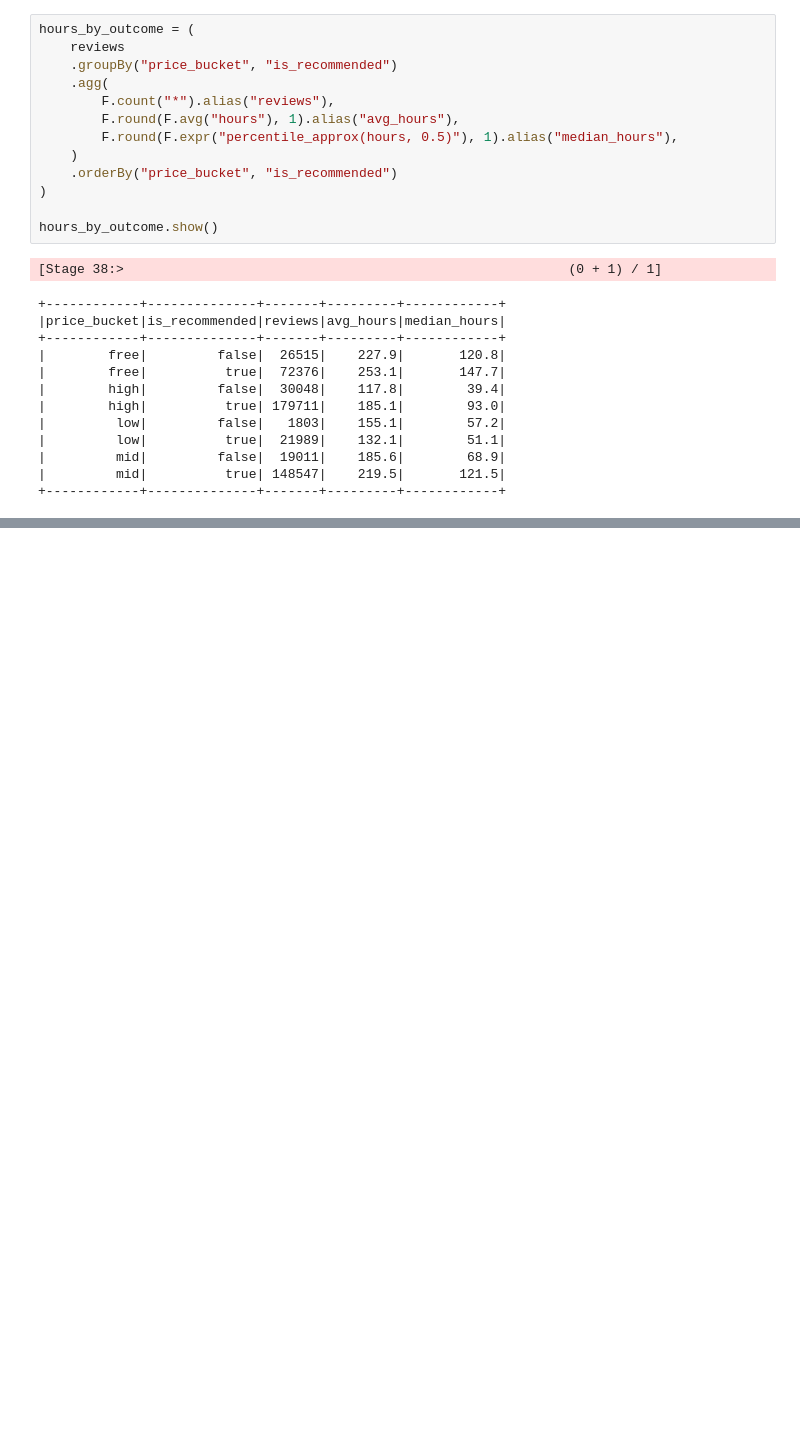
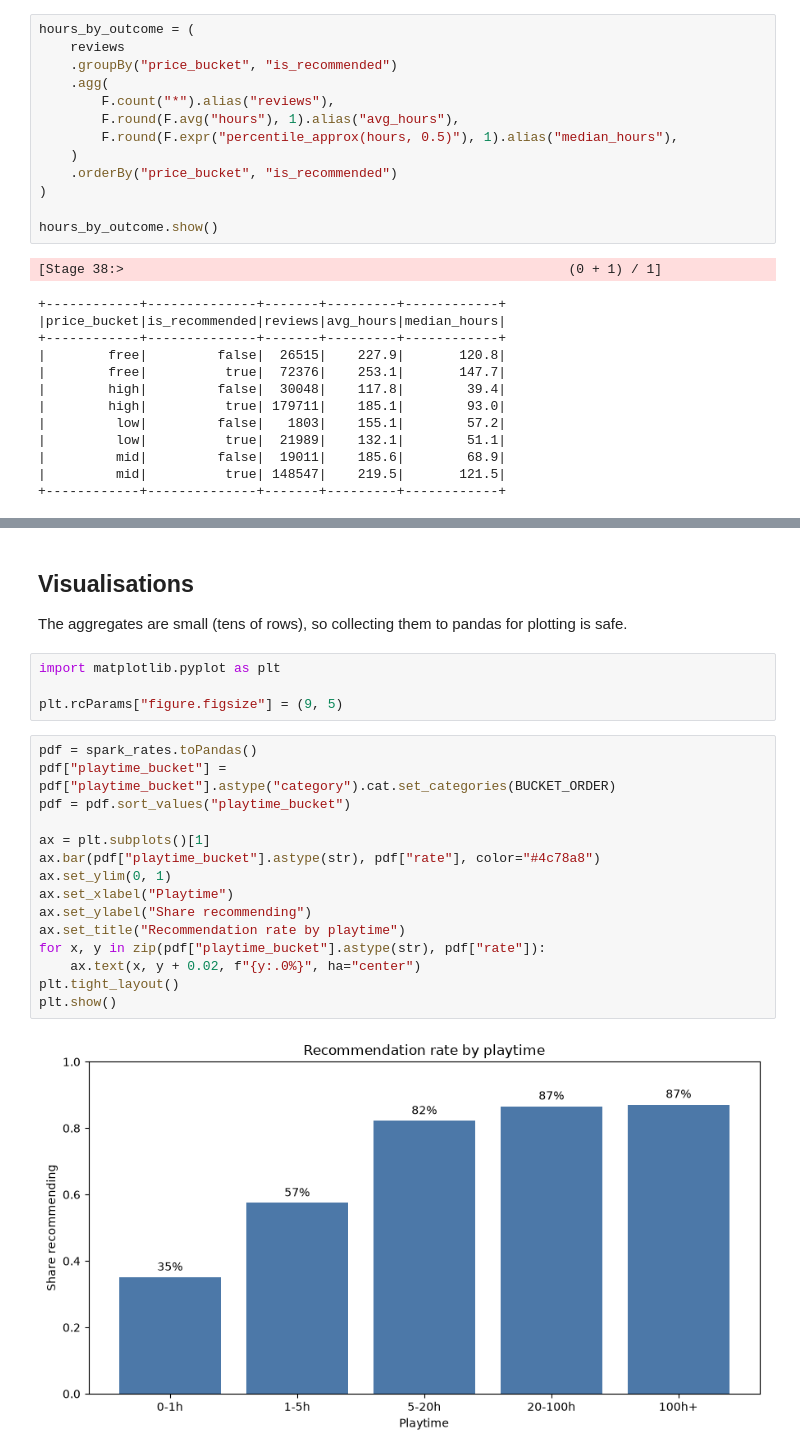
Before and after one commit to lucaIacopino/Steam-Reviews-Analysis, a Jupyter notebook: notebooks/spark_analysis.ipynb, the cells around one changed output, grey strips where cells are left out. Drawn from its saved outputs; the diff is of its cells as text; blank space fills up the shorter version.

Commit message:
feat(spark): add temporal trend and visualizations

```diff
--- a/notebooks/spark_analysis.ipynb
+++ b/notebooks/spark_analysis.ipynb
@@ -285,0 +323,26 @@ hours_by_outcome.show()
+# %% [markdown]
+## Visualisations
+
+The aggregates are small (tens of rows), so collecting them to pandas for
+plotting is safe.
+# %%
+import matplotlib.pyplot as plt
+
+plt.rcParams["figure.figsize"] = (9, 5)
+# %%
+pdf = spark_rates.toPandas()
+pdf["playtime_bucket"] = pdf["playtime_bucket"].astype("category").cat.set_categories(BUCKET_ORDER)
+pdf = pdf.sort_values("playtime_bucket")
+
+ax = plt.subplots()[1]
+ax.bar(pdf["playtime_bucket"].astype(str), pdf["rate"], color="#4c78a8")
+ax.set_ylim(0, 1)
+ax.set_xlabel("Playtime")
+ax.set_ylabel("Share recommending")
+ax.set_title("Recommendation rate by playtime")
+for x, y in zip(pdf["playtime_bucket"].astype(str), pdf["rate"]):
+    ax.text(x, y + 0.02, f"{y:.0%}", ha="center")
+plt.tight_layout()
+plt.show()
+# %% [output]
+[figure, added]
```
Also changed, not shown: parts of 9 cells of this notebook.
